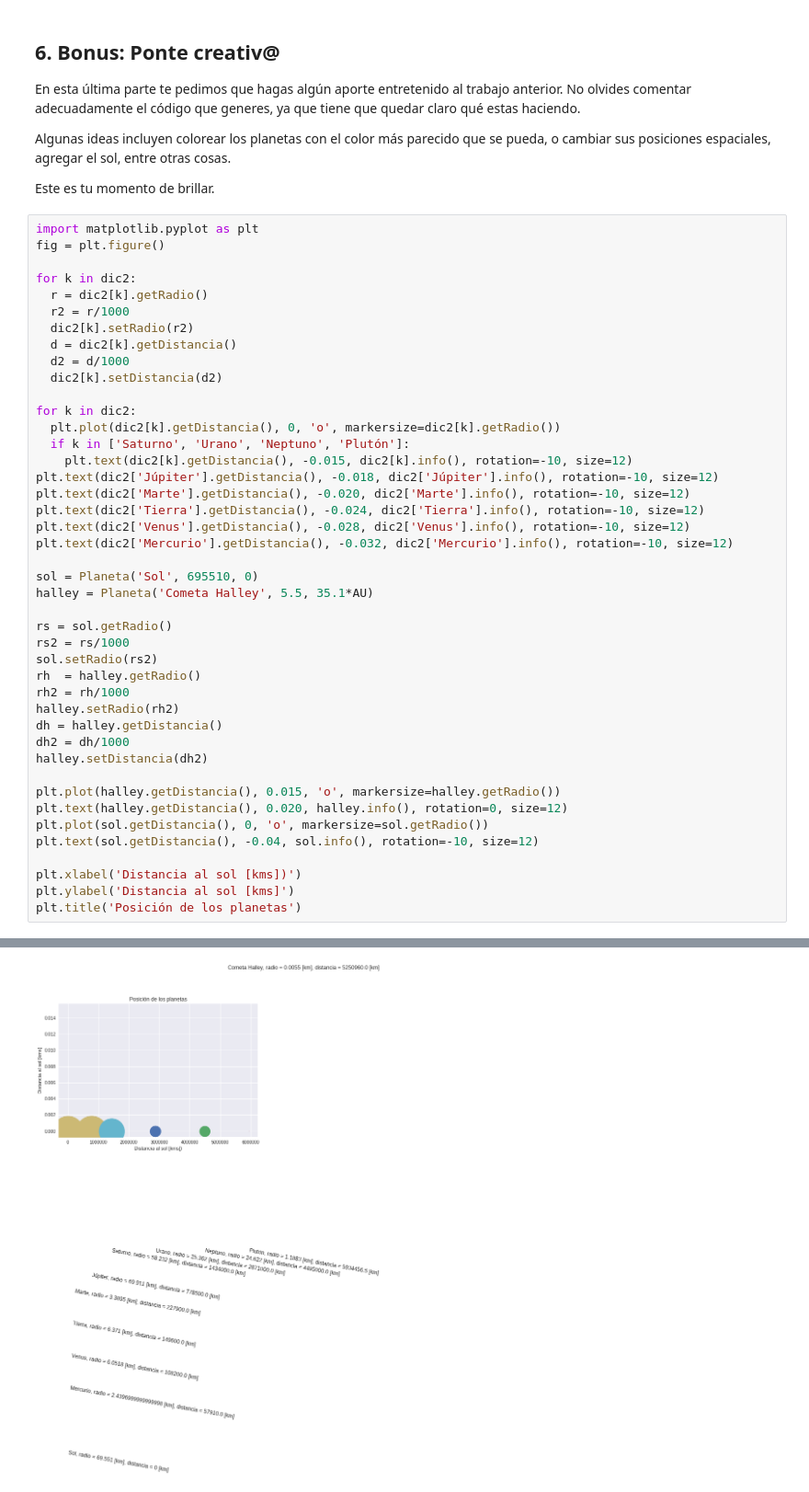
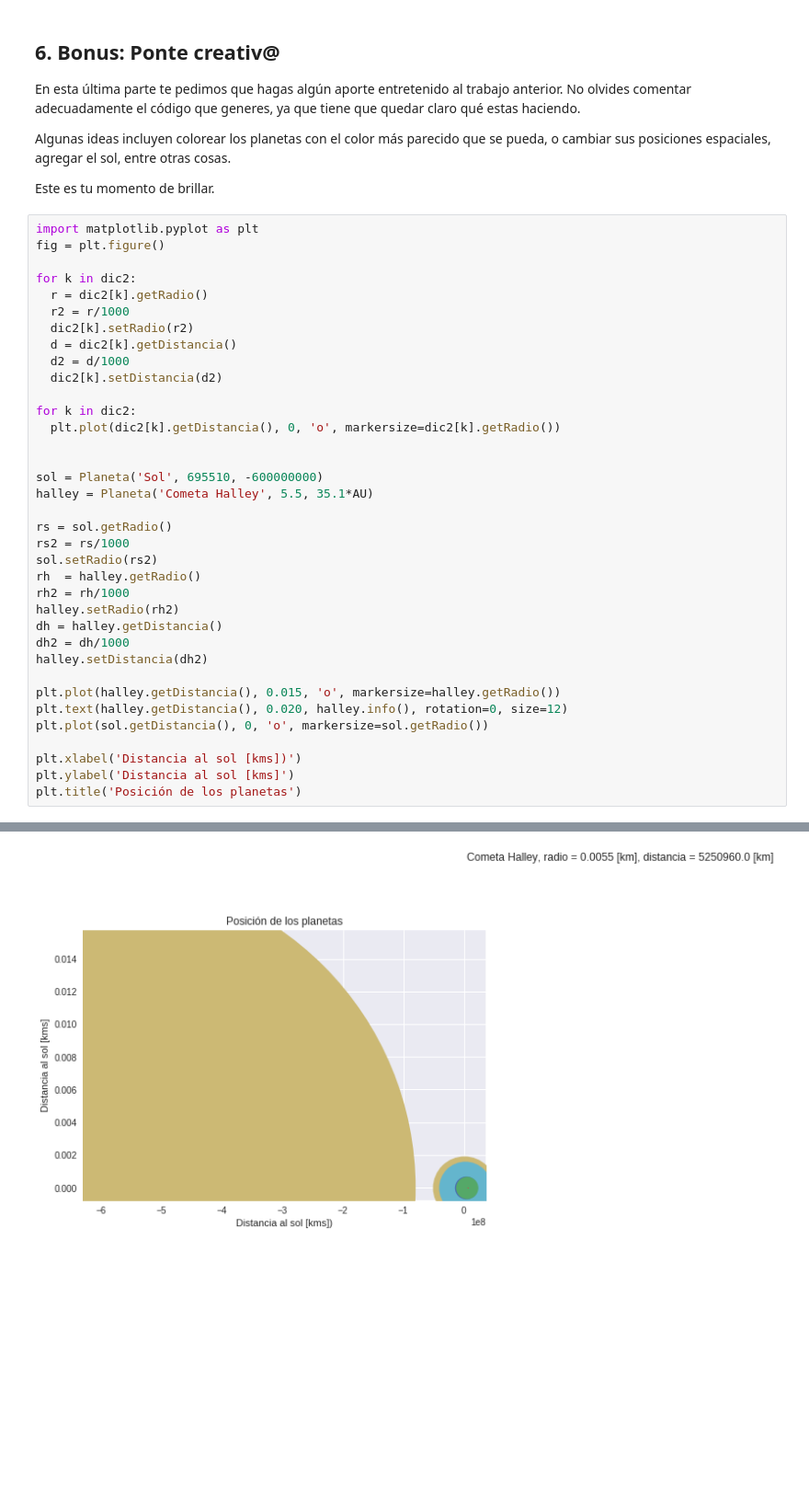
Before and after one commit to SimonSanfeliu/minitarea1, a Jupyter notebook: minitarea1.ipynb, the cells around one changed output, grey strips where cells are left out. Shown at 92% size. Saved outputs shown, nothing was run; the diff lists cells and outputs as text; blank space fills up the shorter version.

```diff
--- a/minitarea1.ipynb
+++ b/minitarea1.ipynb
@@ -246,40 +249,33 @@ for k in dic2:
   r2 = r/1000
   dic2[k].setRadio(r2)
   d = dic2[k].getDistancia()
   d2 = d/1000
   dic2[k].setDistancia(d2)
 
 for k in dic2:
   plt.plot(dic2[k].getDistancia(), 0, 'o', markersize=dic2[k].getRadio())
-  if k in ['Saturno', 'Urano', 'Neptuno', 'Plutón']:
-    plt.text(dic2[k].getDistancia(), -0.015, dic2[k].info(), rotation=-10, size=12)
-plt.text(dic2['Júpiter'].getDistancia(), -0.018, dic2['Júpiter'].info(), rotation=-10, size=12)
-plt.text(dic2['Marte'].getDistancia(), -0.020, dic2['Marte'].info(), rotation=-10, size=12)
-plt.text(dic2['Tierra'].getDistancia(), -0.024, dic2['Tierra'].info(), rotation=-10, size=12)
-plt.text(dic2['Venus'].getDistancia(), -0.028, dic2['Venus'].info(), rotation=-10, size=12)
-plt.text(dic2['Mercurio'].getDistancia(), -0.032, dic2['Mercurio'].info(), rotation=-10, size=12)
 
-sol = Planeta('Sol', 695510, 0)
+
+sol = Planeta('Sol', 695510, -600000000)
 halley = Planeta('Cometa Halley', 5.5, 35.1*AU)
 
 rs = sol.getRadio()
 rs2 = rs/1000
 sol.setRadio(rs2)
 rh  = halley.getRadio()
 rh2 = rh/1000
 halley.setRadio(rh2)
 dh = halley.getDistancia()
 dh2 = dh/1000
 halley.setDistancia(dh2)
 
 plt.plot(halley.getDistancia(), 0.015, 'o', markersize=halley.getRadio())
 plt.text(halley.getDistancia(), 0.020, halley.info(), rotation=0, size=12)
 plt.plot(sol.getDistancia(), 0, 'o', markersize=sol.getRadio())
-plt.text(sol.getDistancia(), -0.04, sol.info(), rotation=-10, size=12)
 
 plt.xlabel('Distancia al sol [kms])')
 plt.ylabel('Distancia al sol [kms]')
 plt.title('Posición de los planetas')
 # %% [output]
 Text(0.5, 1.0, 'Posición de los planetas')
-[figure, old version]
+[figure, new version]
```
Also changed, not shown: parts of 2 cells of this notebook.
